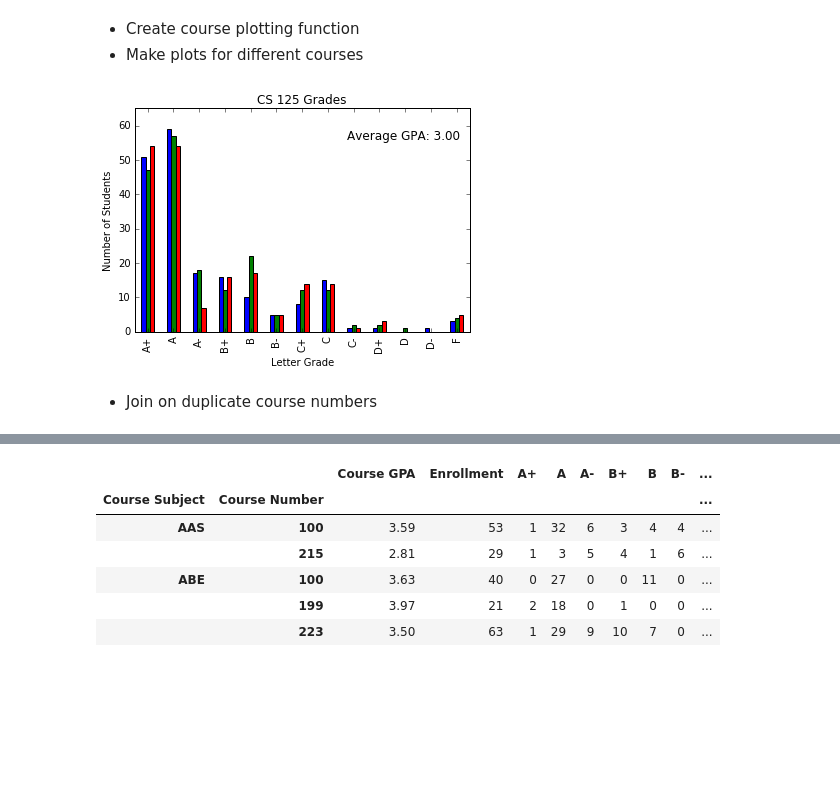
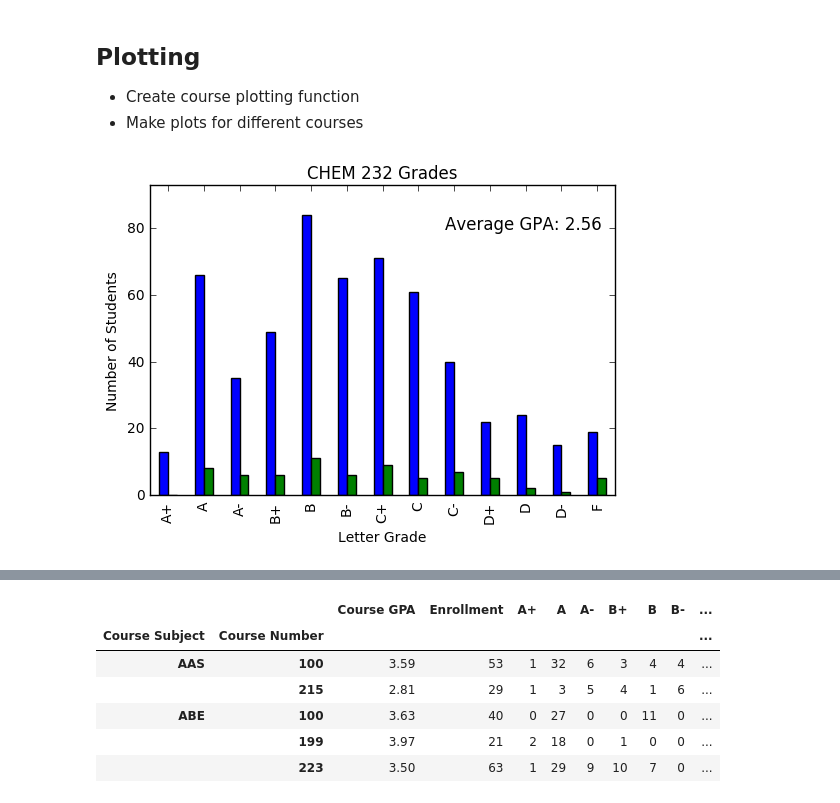
Before and after one commit to maneyko/grades, a Jupyter notebook: grades.ipynb, the cells around one changed output, grey strips where cells are left out. Saved outputs shown, nothing was run; the diff lists cells and outputs as text; code cells hidden in the pictures; blank space fills up the shorter version.

Commit message:
cleaned data to integers, redid analysis

```diff
--- a/grades.ipynb
+++ b/grades.ipynb
@@ -8,9 +14,16 @@ FILENAME = './data/Fall_2015.csv'
 * Read, clean, and add  'Enrollment' column
 * Reindex by subject and number
 # %%
+# Load and clean dataset
 df = pd.read_csv(FILENAME).dropna()
 drops = ['CRN', 'Term', 'Sched Type', 'Course Section', 'Primary Instructor', 'W']
 df = df.drop(drops, 1)
-df.ix[:, 'A+':'F'] = df.ix[:, 'A+':'F'].astype(np.int)
-df.insert(df.columns.get_loc('Average Grade'), 'Enrollment', df.ix[:, 'A+':'F'].sum(axis=1))
+
+# Create 'Enrollment' column
+df.loc[:, 'A+':'F'] = df.loc[:, 'A+':'F'].astype(int)
+df.insert(
+    df.columns.get_loc('Average Grade'),
+    'Enrollment',
+    df.loc[:, 'A+':'F'].sum(axis=1)
+)
 # %%
@@ -32,23 +41,35 @@ by_number.head(10)
 # %% [markdown]
+Plotting
+--------
 * Create course plotting function
 * Make plots for different courses
 # %%
 # Creates a nice plot of a course grade distribution
 def plot_course_num(course, name, number):
     grades = course.loc[:, 'A+':'F']
-    weighted_avg = np.ma.average(
-            course['Average Grade'], weights=course['Enrollment'])
-    highest = np.max(grades.values)
-    grades.T.plot(kind='bar', ylim=(0, int(highest*1.1)+1), legend=False,
-                title='{0} {1} Grades'.format(name, number))
+    weighted_avg = np.ma.average(course['Average Grade'], weights=course['Enrollment'])
+    highest = grades.values.max()
+
+    grades.T.plot.bar(
+        ylim=(0, int(highest*1.1)+1),
+        legend=False,
+        title='{0} {1} Grades'.format(name, number)
+    )
     plt.xlabel('Letter Grade')
     plt.ylabel('Number of Students')
-    plt.text(7.75, highest*0.95, 'Average GPA: {0:.2f}'.format(np.round(weighted_avg)), fontsize=12)
+    plt.text(
+        7.75, highest*0.95,
+        'Average GPA: %0.2f' % weighted_avg.round(2),
+        fontsize=12
+    )
 # %%
-course = 'CS 125'
+course = 'CHEM 232'
+
 subject, number = course.split()
-plot_course_num(by_number.loc[subject].loc[[int(number)]], subject, int(number))
+plot_course_num(
+    by_number.loc[subject].loc[[int(number)]],
+    subject,
+    int(number)
+)
 # %% [output]
-[figure, old version]
+[figure, new version]
-# %% [markdown]
-* Join on duplicate course numbers
```
Also changed, not shown: parts of 10 cells of this notebook, 20 other files.
